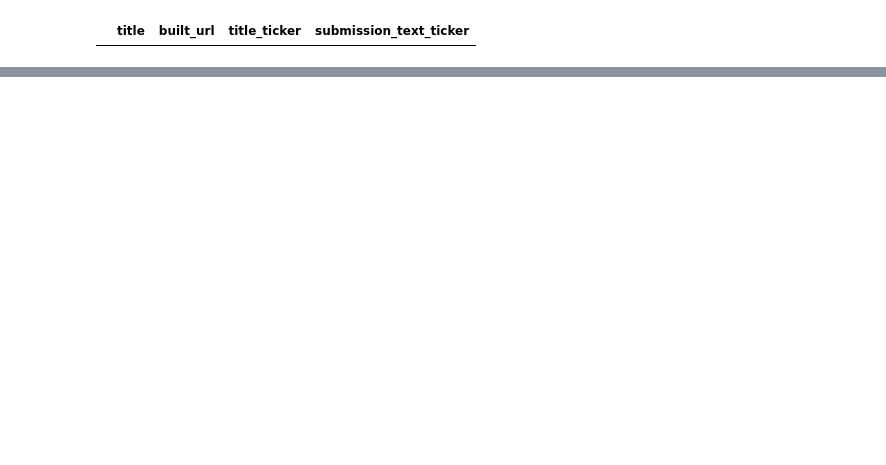
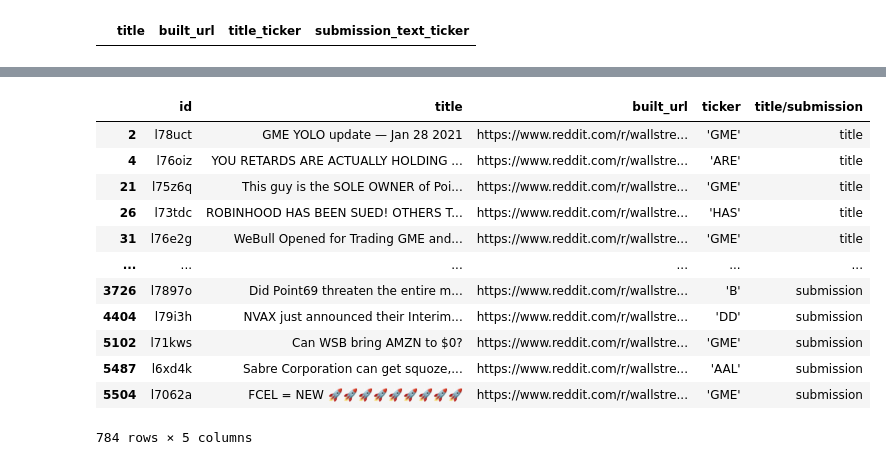
Before and after one commit to kennybui-data-ai/wallstreetbets, a Jupyter notebook: tools/adhoc.ipynb, the cells around one changed output, grey strips where cells are left out. Cells and saved outputs as stored; diff of their text form; code cells hidden in the pictures; blank space fills up the shorter version.

```diff
--- a/tools/adhoc.ipynb
+++ b/tools/adhoc.ipynb
@@ -92,31 +78,49 @@ display(exploded_df)
 # https://stackoverflow.com/questions/23415500/pandas-plotting-a-stacked-bar-chart
 
 # pd.pivot_table(exploded_df, values='id', index=ticker_cols, columns=['C'], aggfunc=np.sum)
 
 title_df = exploded_df[["id", "title", "built_url", "title_ticker"]].drop_duplicates(subset=['id', 'title_ticker'])
 title_df["title/submission"] = "title"
 title_df = title_df.rename({"title_ticker": "ticker"},axis=1)
 
 # title_df.groupby("title_ticker").nunique()
 # agg_title = title_df[["id", "ticker", "title/submission"]].groupby(["ticker", "title/submission"]).agg(['count']).reset_index()
 
 submission_df = exploded_df[["id", "title", "built_url", "submission_text_ticker"]].drop_duplicates(subset=['id','submission_text_ticker'])
 submission_df["title/submission"] = "submission"
 submission_df = submission_df.rename({"submission_text_ticker": "ticker"}, axis=1)
 
 # agg_submission = submission_df[["id", "ticker", "title/submission"]].groupby(["ticker", "title/submission"]).agg(['count']).reset_index()
 
 
 # agg_title.merge(agg_submission, on="ticker", how="outer")
 # pd.concat([agg_submission,agg_title], ignore_index=True)
 plot_df = pd.concat([title_df, submission_df], ignore_index=True)
 
 
 # concat_df = concat_df[["ticker", "title/submission"]]
 
 def filter_count(df, col, min):
     return df[df.groupby(col)[col].transform('count') > min]
 
-plot_df = filter_count(plot_df, "ticker", 11)
+plot_df = filter_count(plot_df, "ticker", 1)
 # plot_df = plot_df.groupby(["ticker", "title/submission"])["ticker"].count().unstack('title/submission').fillna(0).reset_index()
 # .plot(kind='bar', stacked=True).figure.savefig(f'{notebook_dir}/StockTicker.png')
+
+plot_df = plot_df.drop_duplicates(subset=['id'])
+plot_df = plot_df[plot_df['ticker'].str.strip().astype(bool)]
+plot_df
+# %% [output]
+|  | id | title | built_url | ticker | title/submission |
+| 2 | l78uct | GME YOLO update — Jan 28 2021 | https://www.reddit.com/r/wallstre... | 'GME' | title |
+| 4 | l76oiz | YOU RETARDS ARE ACTUALLY HOLDING ... | https://www.reddit.com/r/wallstre... | 'ARE' | title |
+| 21 | l75z6q | This guy is the SOLE OWNER of Poi... | https://www.reddit.com/r/wallstre... | 'GME' | title |
+| 26 | l73tdc | ROBINHOOD HAS BEEN SUED! OTHERS T... | https://www.reddit.com/r/wallstre... | 'HAS' | title |
+| 31 | l76e2g | WeBull Opened for Trading GME and... | https://www.reddit.com/r/wallstre... | 'GME' | title |
+| ... | ... | ... | ... | ... | ... |
+| 3726 | l7897o | Did Point69 threaten the entire m... | https://www.reddit.com/r/wallstre... | 'B' | submission |
+| 4404 | l79i3h | NVAX just announced their Interim... | https://www.reddit.com/r/wallstre... | 'DD' | submission |
+| 5102 | l71kws | Can WSB bring AMZN to $0? | https://www.reddit.com/r/wallstre... | 'GME' | submission |
+| 5487 | l6xd4k | Sabre Corporation can get squoze,... | https://www.reddit.com/r/wallstre... | 'AAL' | submission |
+| 5504 | l7062a | FCEL = NEW 🚀🚀🚀🚀🚀🚀🚀🚀🚀 | https://www.reddit.com/r/wallstre... | 'GME' | submission |
+784 rows × 5 columns
```
Also changed, not shown: parts of 15 cells of this notebook, 7 other files.
